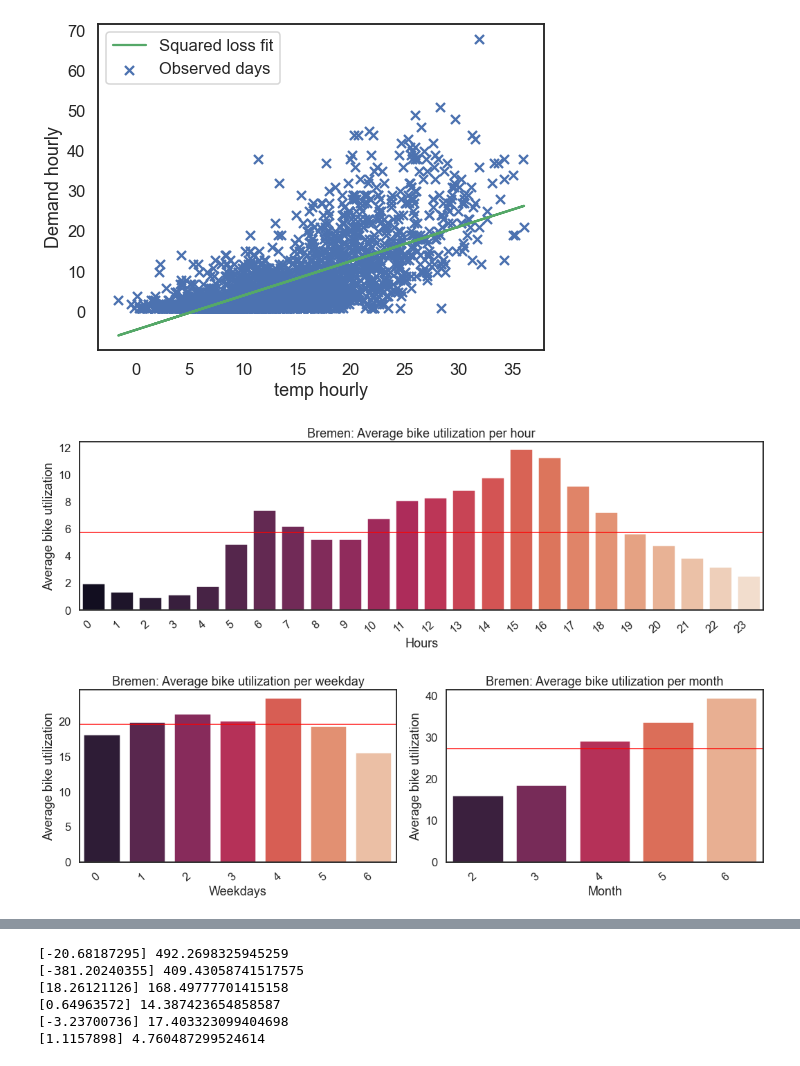
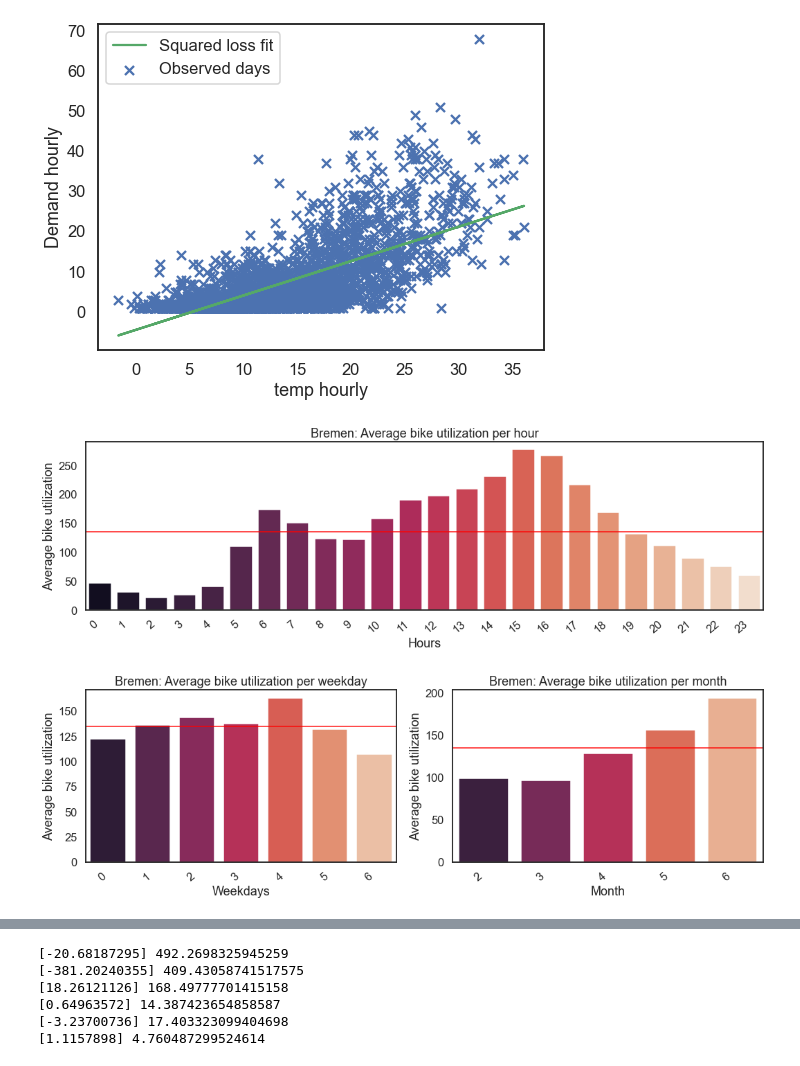
Before and after one commit to Polifka/eagle_gang, a Jupyter notebook: KPI analysis.ipynb, the cells around one changed output, grey strips where cells are left out. Cells and saved outputs as stored; diff of their text form; code cells hidden in the pictures.

```diff
--- a/KPI analysis.ipynb
+++ b/KPI analysis.ipynb
@@ -211,7 +250,7 @@ weather_utilization_regression(read_data("duesseldorf"))
 [figure]
 [figure]
 # %%
-general_utilization("bremen","bike","Bremen","dataset")
+general_utilization("bremen","bike","Bremen","dataset",True)
 # %% [output]
-[figure, old version]
+[figure, new version]
-[figure, old version]
+[figure, new version]
```
Also changed, not shown: parts of 9 cells of this notebook, 6 other files.
